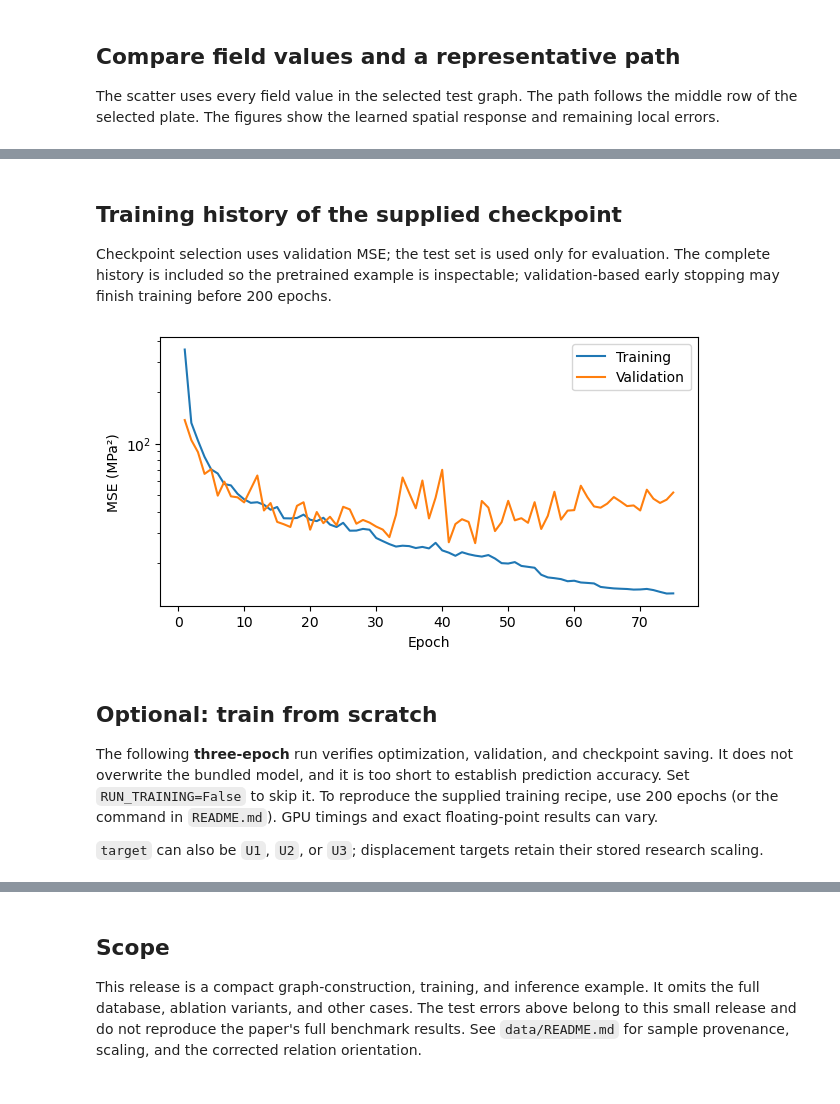
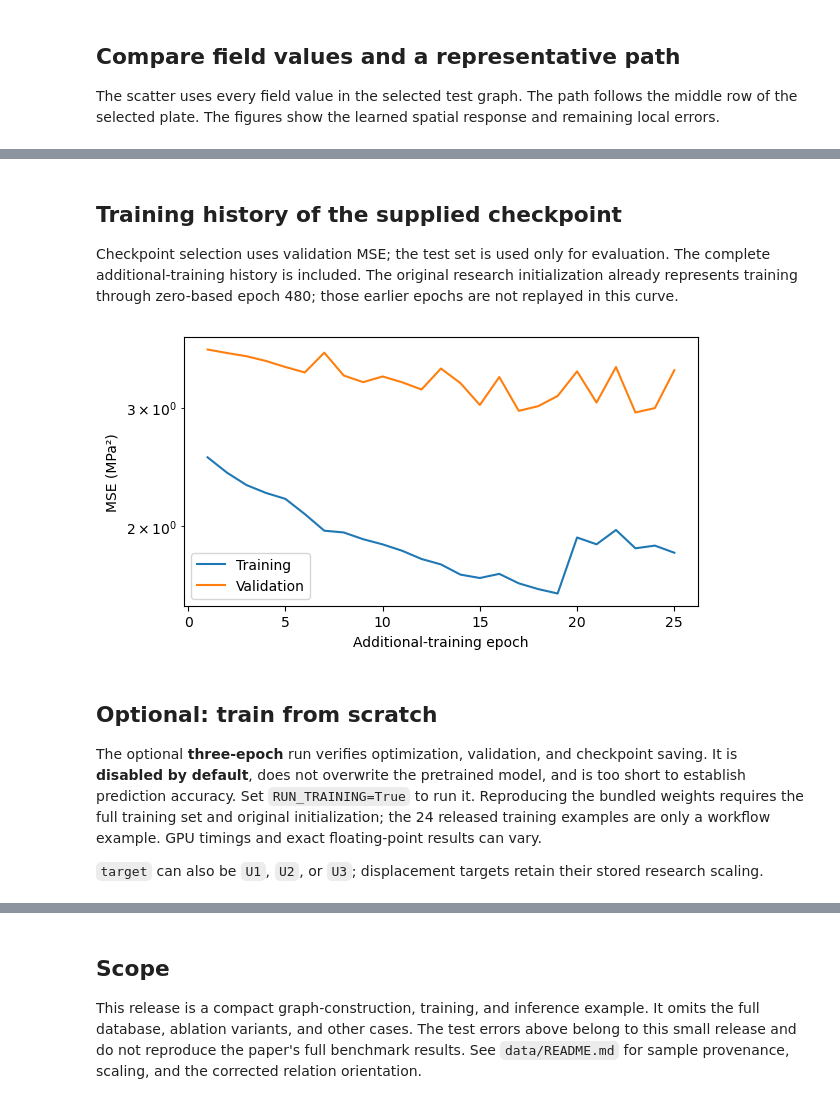
Before and after one commit to YuechengCai/HGNN-stiffened-panel, a Jupyter notebook: demo.ipynb, the cells around one changed output, grey strips where cells are left out. Cells and saved outputs as stored; diff of their text form; code cells hidden in the pictures.

Commit message:
Restore full research HGT and correct node-type inference statistics

```diff
--- a/demo.ipynb
+++ b/demo.ipynb
@@ -141,10 +139,0 @@ This controlled comparison uses the same Case 3 training pool, 200 validation gr
-# %%
-comparison = json.loads((ROOT / 'pretrained/data_size_comparison.json').read_text())
-for size, result in comparison.items():
-    print(f"{size} training graphs: RMSE={result['rmse']:.4f} MPa, MAE={result['mae']:.4f} MPa over {result['n_graphs']} test graphs")
-fig, ax = plt.subplots(figsize=(5, 3.2), constrained_layout=True)
-sizes = list(comparison)
-ax.bar(sizes, [comparison[size]['rmse'] for size in sizes], color=['#8294a6', '#317fa3'])
-ax.set(xlabel='Number of training graphs', ylabel='Test stress RMSE (MPa)', title='Case 3: same 999-graph test set')
-display(fig)
-plt.close(fig)
@@ -155,22 +140,22 @@ plt.close(fig)
 # %% [markdown]
 ## Training history of the supplied checkpoint
 
-Checkpoint selection uses validation MSE; the test set is used only for evaluation. The complete history is included so the pretrained example is inspectable; validation-based early stopping may finish training before 200 epochs.
+Checkpoint selection uses validation MSE; the test set is used only for evaluation. The complete additional-training history is included. The original research initialization already represents training through zero-based epoch 480; those earlier epochs are not replayed in this curve.
 # %%
 history = json.loads((ROOT / 'pretrained/training_history.json').read_text())
 fig, ax = plt.subplots(figsize=(6, 3.2), constrained_layout=True)
 for key, label in [('train_mse', 'Training'), ('val_mse', 'Validation')]:
     ax.semilogy([h['epoch'] for h in history], [h[key] for h in history], label=label)
-ax.set(xlabel='Epoch', ylabel='MSE (MPa²)')
+ax.set(xlabel='Additional-training epoch', ylabel='MSE (MPa²)')
 ax.legend()
 display(fig)
 plt.close(fig)
 # %% [output]
-[figure, old version]
+[figure, new version]
 # %% [markdown]
 ## Optional: train from scratch
 
-The following **three-epoch** run verifies optimization, validation, and checkpoint saving. It does not overwrite the bundled model, and it is too short to establish prediction accuracy. Set `RUN_TRAINING=False` to skip it. To reproduce the supplied training recipe, use 200 epochs (or the command in `README.md`). GPU timings and exact floating-point results can vary.
+The optional **three-epoch** run verifies optimization, validation, and checkpoint saving. It is **disabled by default**, does not overwrite the pretrained model, and is too short to establish prediction accuracy. Set `RUN_TRAINING=True` to run it. Reproducing the bundled weights requires the full training set and original initialization; the 24 released training examples are only a workflow example. GPU timings and exact floating-point results can vary.
 
 `target` can also be `U1`, `U2`, or `U3`; displacement targets retain their stored research scaling.
 # %%
```
Also changed, not shown: parts of 9 cells of this notebook, 11 other files.
